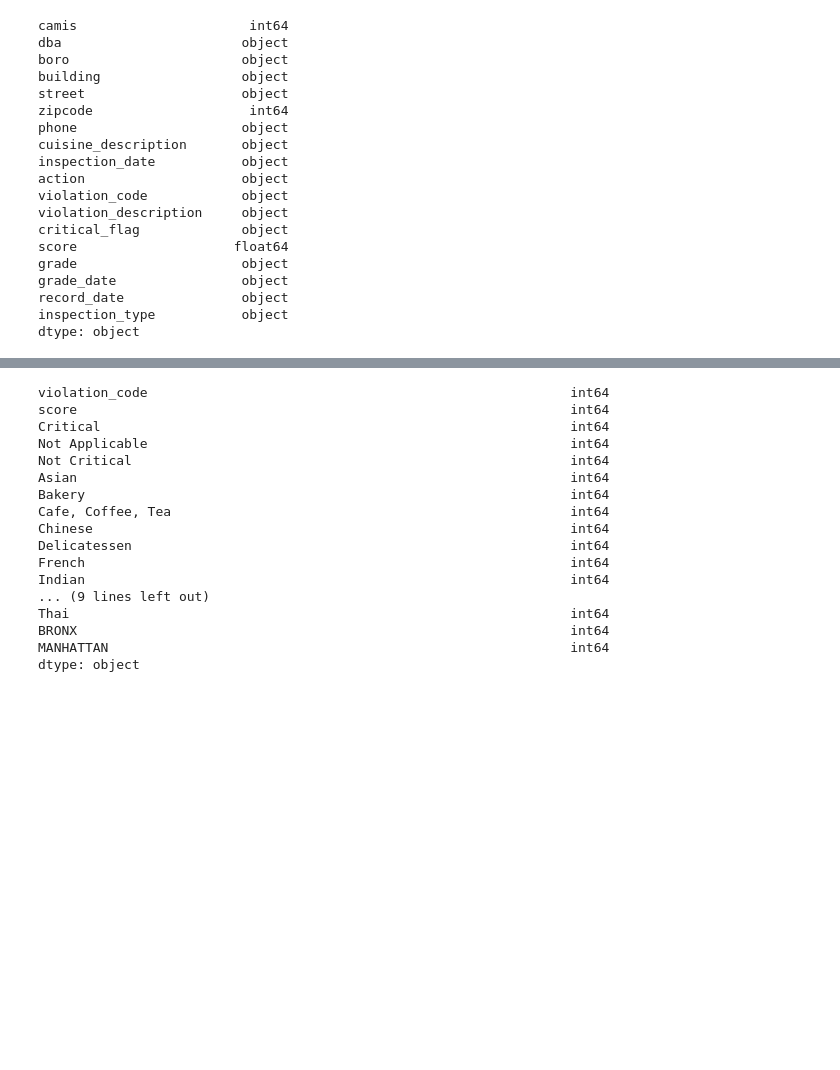
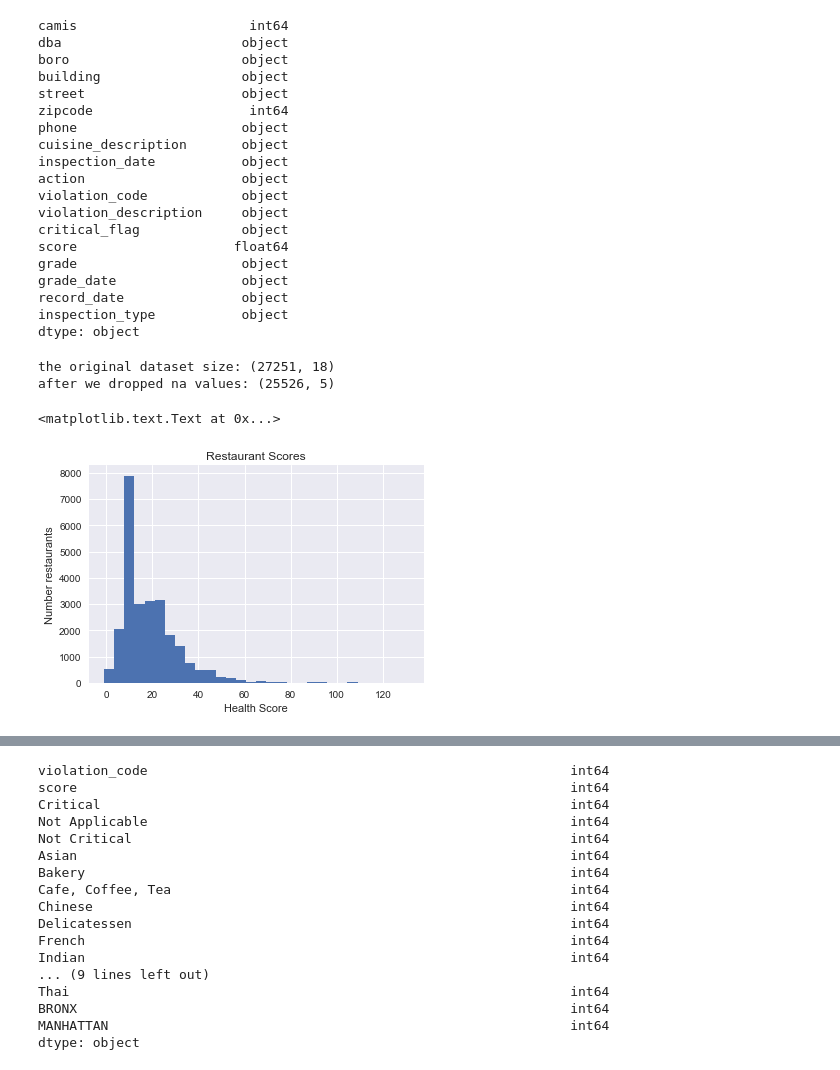
Before and after one commit to evt5020/NYCRestaurantHealthData, a Jupyter notebook: NYC Health Datav2.ipynb, the cells around one changed output, grey strips where cells are left out. Saved outputs shown, nothing was run; the diff lists cells and outputs as text; code cells hidden in the pictures; blank space fills up the shorter version.

```diff
--- a/NYC Health Datav2.ipynb
+++ b/NYC Health Datav2.ipynb
@@ -71,6 +73,23 @@ restdatacleaned = restdatacleaned.drop(['camis','dba','inspection_date','buildin
 # %%
 #Drop all na values
 restdatacleaned = restdatacleaned.dropna()
+
+print "the original dataset size:", restdata.shape
+print "after we dropped na values:", restdatacleaned.shape
+
+#Calculate % of dataset lost
+# %% [output]
+the original dataset size: (27251, 18)
+after we dropped na values: (25526, 5)
 # %%
 #convert score column to integer
 restdatacleaned.score = restdatacleaned.score.astype(int)
+# %%
+#Examine distribution of health scores
+restdatacleaned.score.hist(bins=30)
+sns.plt.title("Restaurant Scores")
+sns.plt.ylabel("Number restaurants")
+sns.plt.xlabel("Health Score")
+# %% [output]
+<matplotlib.text.Text at 0x...>
+[figure, added]
```
Also changed, not shown: parts of 32 cells of this notebook.
